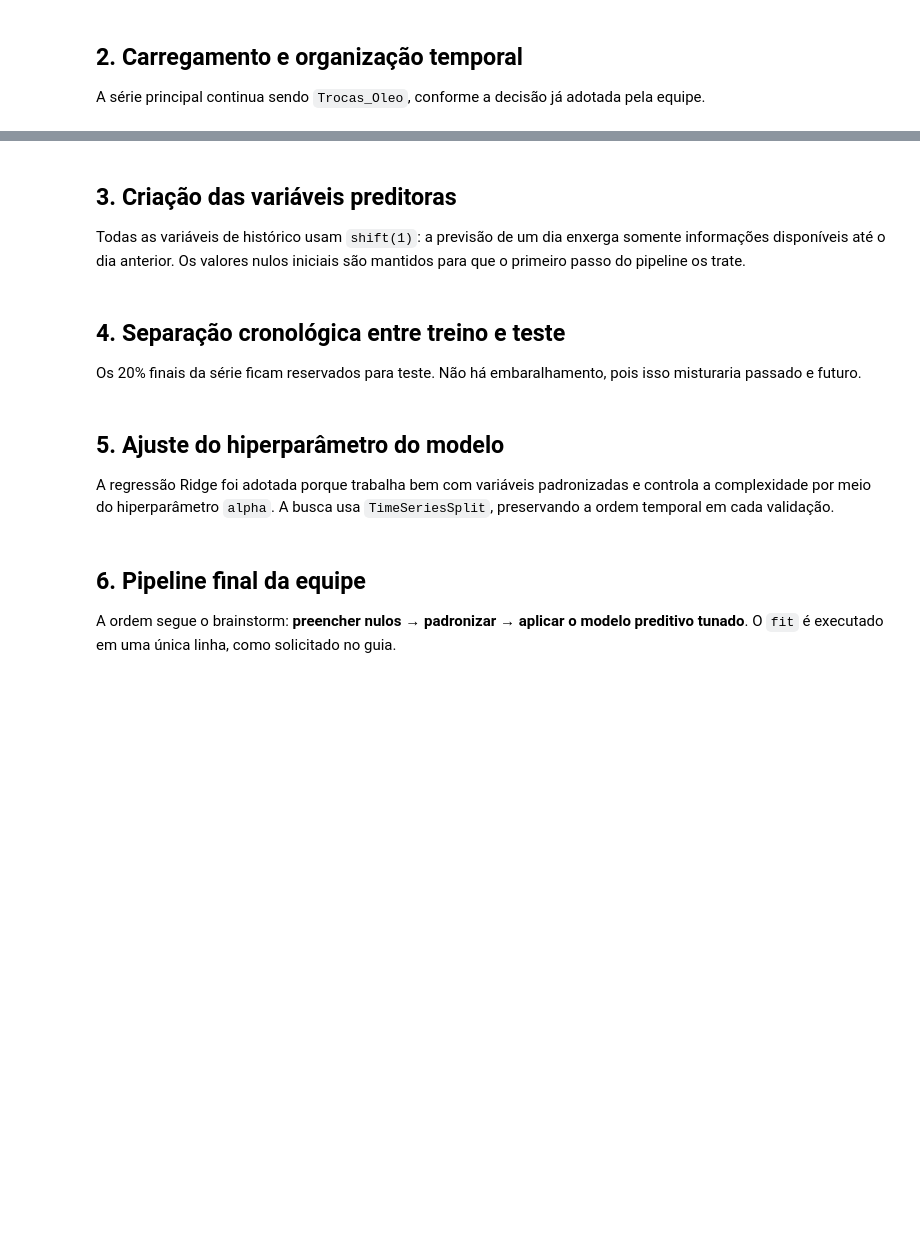
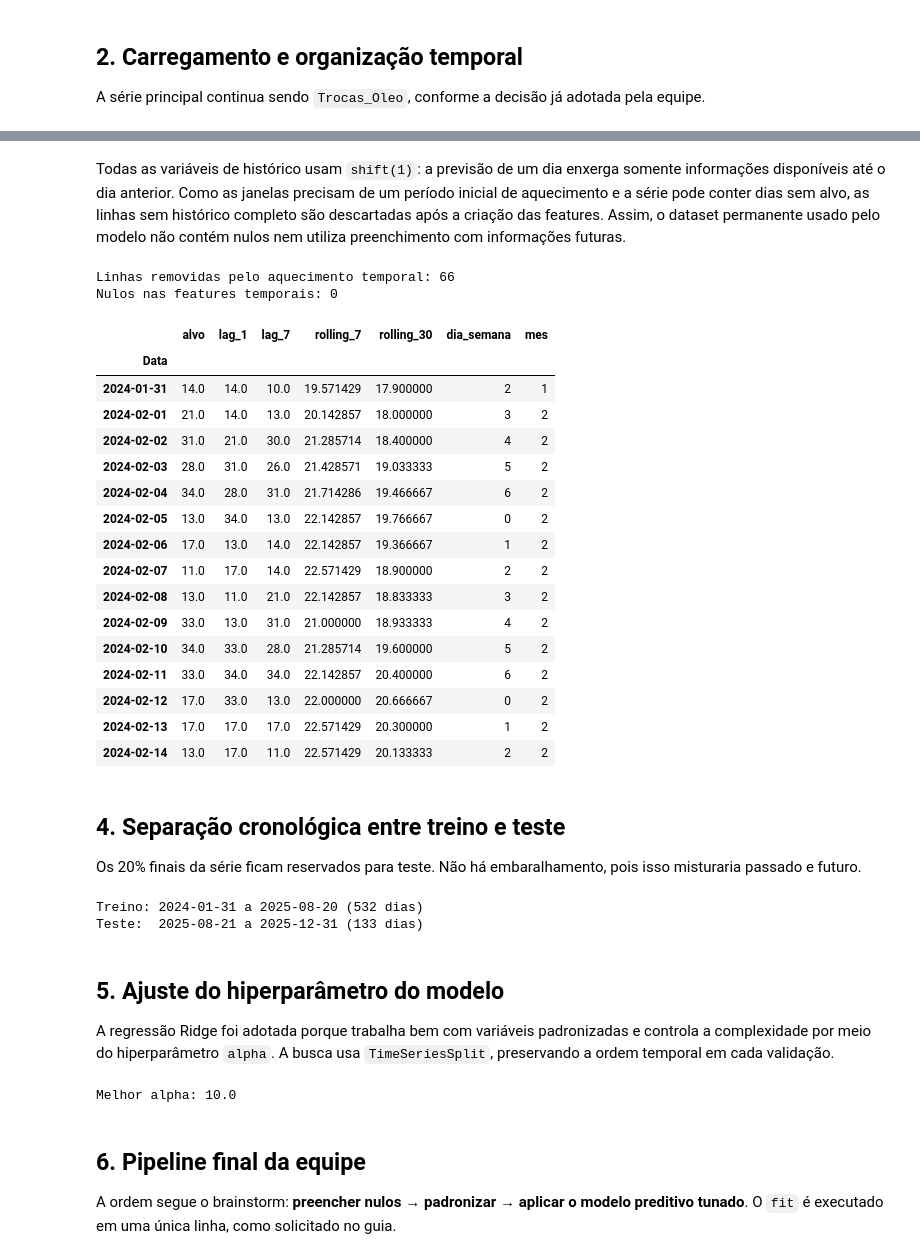
Before and after one commit to matheusesdev/mecaniQA-salvador, a Jupyter notebook: notebooks/oat1_pipeline_preditivo.ipynb, the cells around one changed output, grey strips where cells are left out. Saved outputs shown, nothing was run; the diff lists cells and outputs as text; code cells hidden in the pictures; blank space fills up the shorter version.

Commit message:
feat: adiciona colunas rolling ao OAT2

```diff
--- a/notebooks/oat1_pipeline_preditivo.ipynb
+++ b/notebooks/oat1_pipeline_preditivo.ipynb
@@ -44,4 +51,0 @@ serie.head()
-# %% [markdown]
-## 3. Criação das variáveis preditoras
-
-Todas as variáveis de histórico usam `shift(1)`: a previsão de um dia enxerga somente informações disponíveis até o dia anterior. Os valores nulos iniciais são mantidos para que o primeiro passo do pipeline os trate.
@@ -63,3 +52,47 @@ X.shape, y.shape
+# %% [markdown]
+Todas as variáveis de histórico usam `shift(1)`: a previsão de um dia enxerga somente informações disponíveis até o dia anterior. Como as janelas precisam de um período inicial de aquecimento e a série pode conter dias sem alvo, as linhas sem histórico completo são descartadas após a criação das features. Assim, o dataset permanente usado pelo modelo não contém nulos nem utiliza preenchimento com informações futuras.
+# %%
+df = pd.DataFrame(index=serie.index)
+df["alvo"] = serie
+df["lag_1"] = df["alvo"].shift(1)
+df["lag_7"] = df["alvo"].shift(7)
+df["rolling_7"] = df["alvo"].shift(1).rolling(window=7, min_periods=7).mean()
+df["rolling_30"] = df["alvo"].shift(1).rolling(window=30, min_periods=30).mean()
+df["dia_semana"] = df.index.dayofweek
+df["mes"] = df.index.month
+
+# O descarte do aquecimento evita preencher lags com informacao futura.
+colunas_temporais = ["lag_1", "lag_7", "rolling_7", "rolling_30"]
+df = df.dropna(subset=colunas_temporais + ["alvo"])
+
+# O DataFrame usado pelo modelo ja contem somente linhas completas.
+dados_modelo = df.copy()
+X = dados_modelo.drop(columns="alvo")
+y = dados_modelo["alvo"]
+
+print(f"Linhas removidas pelo aquecimento temporal: {len(serie) - len(df)}")
+print(f"Nulos nas features temporais: {df[colunas_temporais].isna().sum().sum()}")
+df.head(15)
+# %% [output]
+Linhas removidas pelo aquecimento temporal: 66
+Nulos nas features temporais: 0
+|  | alvo | lag_1 | lag_7 | rolling_7 | rolling_30 | dia_semana | mes |
+| Data |  |  |  |  |  |  |  |
+| 2024-01-31 | 14.0 | 14.0 | 10.0 | 19.571429 | 17.900000 | 2 | 1 |
+| 2024-02-01 | 21.0 | 14.0 | 13.0 | 20.142857 | 18.000000 | 3 | 2 |
+| 2024-02-02 | 31.0 | 21.0 | 30.0 | 21.285714 | 18.400000 | 4 | 2 |
+| 2024-02-03 | 28.0 | 31.0 | 26.0 | 21.428571 | 19.033333 | 5 | 2 |
+| 2024-02-04 | 34.0 | 28.0 | 31.0 | 21.714286 | 19.466667 | 6 | 2 |
+| 2024-02-05 | 13.0 | 34.0 | 13.0 | 22.142857 | 19.766667 | 0 | 2 |
+| 2024-02-06 | 17.0 | 13.0 | 14.0 | 22.142857 | 19.366667 | 1 | 2 |
+| 2024-02-07 | 11.0 | 17.0 | 14.0 | 22.571429 | 18.900000 | 2 | 2 |
+| 2024-02-08 | 13.0 | 11.0 | 21.0 | 22.142857 | 18.833333 | 3 | 2 |
+| 2024-02-09 | 33.0 | 13.0 | 31.0 | 21.000000 | 18.933333 | 4 | 2 |
+| 2024-02-10 | 34.0 | 33.0 | 28.0 | 21.285714 | 19.600000 | 5 | 2 |
+| 2024-02-11 | 33.0 | 34.0 | 34.0 | 22.142857 | 20.400000 | 6 | 2 |
+| 2024-02-12 | 17.0 | 33.0 | 13.0 | 22.000000 | 20.666667 | 0 | 2 |
+| 2024-02-13 | 17.0 | 17.0 | 17.0 | 22.571429 | 20.300000 | 1 | 2 |
+| 2024-02-14 | 13.0 | 17.0 | 11.0 | 22.571429 | 20.133333 | 2 | 2 |
 # %% [markdown]
 ## 4. Separação cronológica entre treino e teste
 
@@ -71,6 +104,9 @@ y_train, y_test = y.iloc[:ponto_corte], y.iloc[ponto_corte:]
 
 print(f"Treino: {X_train.index.min().date()} a {X_train.index.max().date()} ({len(X_train)} dias)")
 print(f"Teste:  {X_test.index.min().date()} a {X_test.index.max().date()} ({len(X_test)} dias)")
+# %% [output]
+Treino: 2024-01-31 a 2025-08-20 (532 dias)
+Teste:  2025-08-21 a 2025-12-31 (133 dias)
 # %% [markdown]
 ## 5. Ajuste do hiperparâmetro do modelo
 
@@ -92,6 +128,8 @@ busca.fit(X_train, y_train)
 
 melhor_alpha = busca.best_params_["modelo__alpha"]
 print(f"Melhor alpha: {melhor_alpha}")
+# %% [output]
+Melhor alpha: 10.0
 # %% [markdown]
 ## 6. Pipeline final da equipe
 
```
Also changed, not shown: parts of 5 cells of this notebook, 3 other files.
